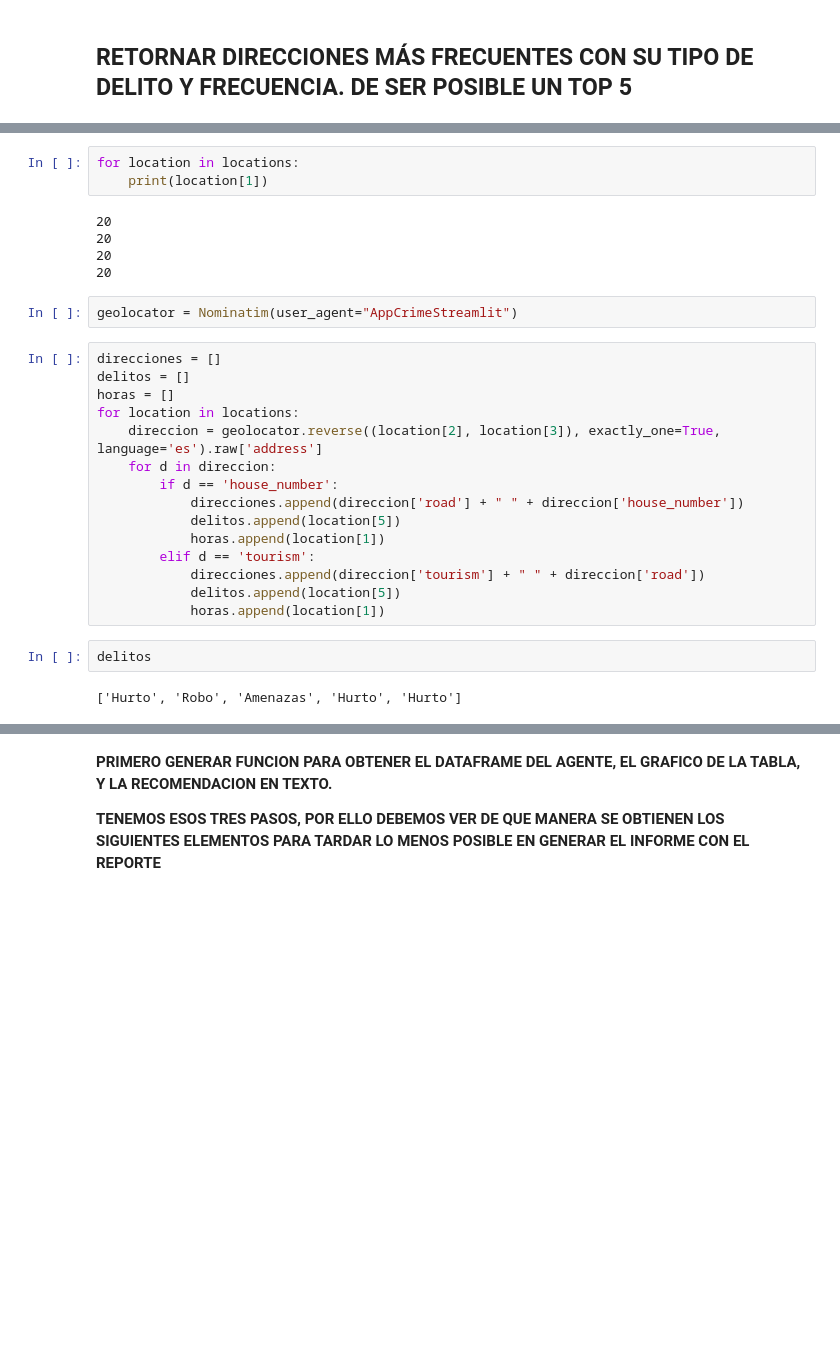
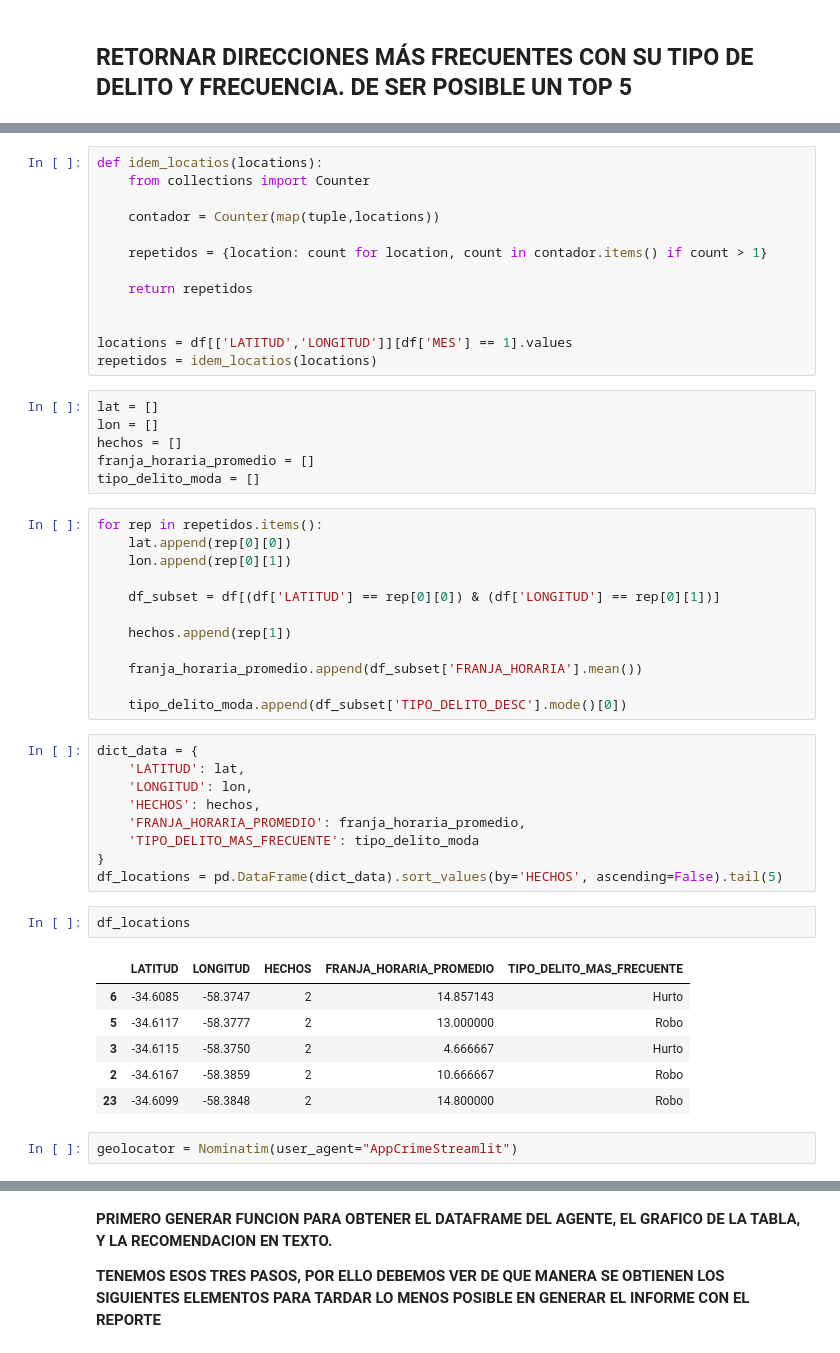
Before and after one commit to NicolasCH24/CrimeApp, a Jupyter notebook: Notebooks/AppCrime/Mapa/streamlit_map.ipynb, the cells around one changed output, grey strips where cells are left out. Drawn from its saved outputs; the diff is of its cells as text; blank space fills up the shorter version.

```diff
--- a/Notebooks/AppCrime/Mapa/streamlit_map.ipynb
+++ b/Notebooks/AppCrime/Mapa/streamlit_map.ipynb
@@ -599,29 +540,51 @@ locations = df[df['MES'] == datetime.now().month].values
-# %%
-for location in locations:
-    print(location[1])
-# %% [output]
-20
-20
-20
-20
+# %%
+def idem_locatios(locations):
+    from collections import Counter
+
+    contador = Counter(map(tuple,locations))
+
+    repetidos = {location: count for location, count in contador.items() if count > 1}
+
+    return repetidos
+
+
+locations = df[['LATITUD','LONGITUD']][df['MES'] == 1].values
+repetidos = idem_locatios(locations)
+# %%
+lat = []
+lon = []
+hechos = []
+franja_horaria_promedio = []
+tipo_delito_moda = []
+# %%
+for rep in repetidos.items():
+    lat.append(rep[0][0])
+    lon.append(rep[0][1])
+
+    df_subset = df[(df['LATITUD'] == rep[0][0]) & (df['LONGITUD'] == rep[0][1])]
+
+    hechos.append(rep[1])
+
+    franja_horaria_promedio.append(df_subset['FRANJA_HORARIA'].mean())
+
+    tipo_delito_moda.append(df_subset['TIPO_DELITO_DESC'].mode()[0])
+# %%
+dict_data = {
+    'LATITUD': lat,
+    'LONGITUD': lon,
+    'HECHOS': hechos,
+    'FRANJA_HORARIA_PROMEDIO': franja_horaria_promedio,
+    'TIPO_DELITO_MAS_FRECUENTE': tipo_delito_moda
+}
+df_locations = pd.DataFrame(dict_data).sort_values(by='HECHOS', ascending=False).tail(5)
+# %%
+df_locations
+# %% [output]
+|  | LATITUD | LONGITUD | HECHOS | FRANJA_HORARIA_PROMEDIO | TIPO_DELITO_MAS_FRECUENTE |
+| 6 | -34.6085 | -58.3747 | 2 | 14.857143 | Hurto |
+| 5 | -34.6117 | -58.3777 | 2 | 13.000000 | Robo |
+| 3 | -34.6115 | -58.3750 | 2 | 4.666667 | Hurto |
+| 2 | -34.6167 | -58.3859 | 2 | 10.666667 | Robo |
+| 23 | -34.6099 | -58.3848 | 2 | 14.800000 | Robo |
 # %%
 geolocator = Nominatim(user_agent="AppCrimeStreamlit")
-# %%
-direcciones = []
-delitos = []
-horas = []
-for location in locations:
-    direccion = geolocator.reverse((location[2], location[3]), exactly_one=True, language='es').raw['address']
-    for d in direccion:
-        if d == 'house_number':
-            direcciones.append(direccion['road'] + " " + direccion['house_number'])
-            delitos.append(location[5])
-            horas.append(location[1])
-        elif d == 'tourism':
-            direcciones.append(direccion['tourism'] + " " + direccion['road'])
-            delitos.append(location[5])
-            horas.append(location[1])
-# %%
-delitos
-# %% [output]
-['Hurto', 'Robo', 'Amenazas', 'Hurto', 'Hurto']
```
Also changed, not shown: parts of 30 cells of this notebook.
